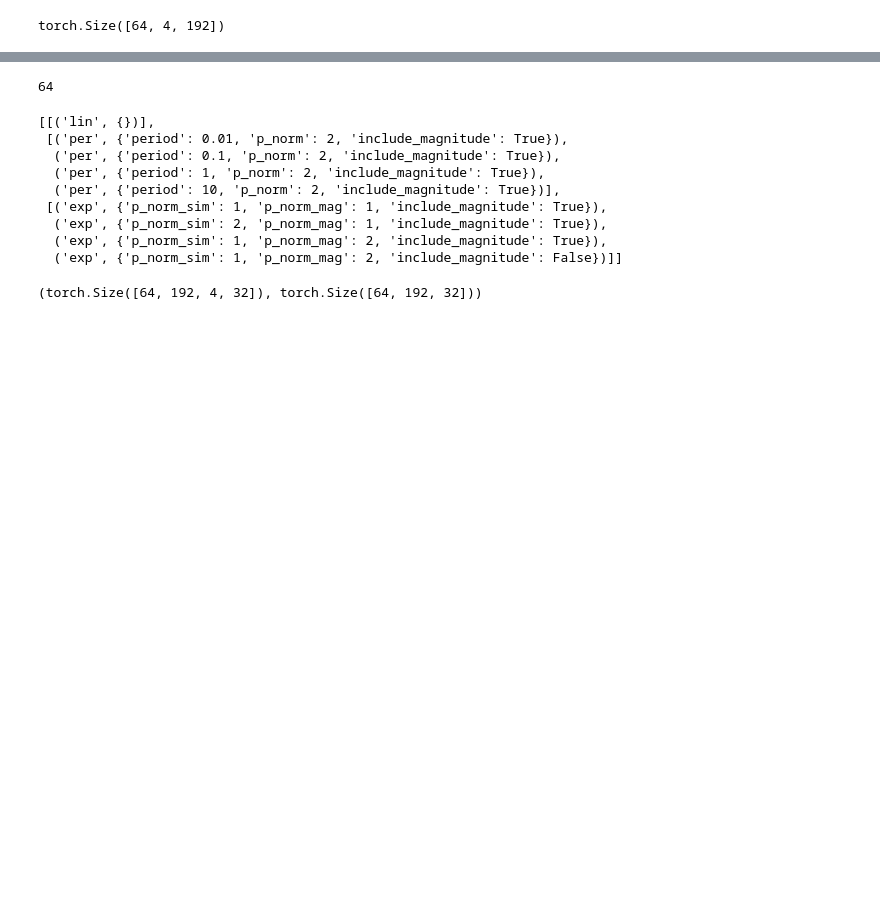
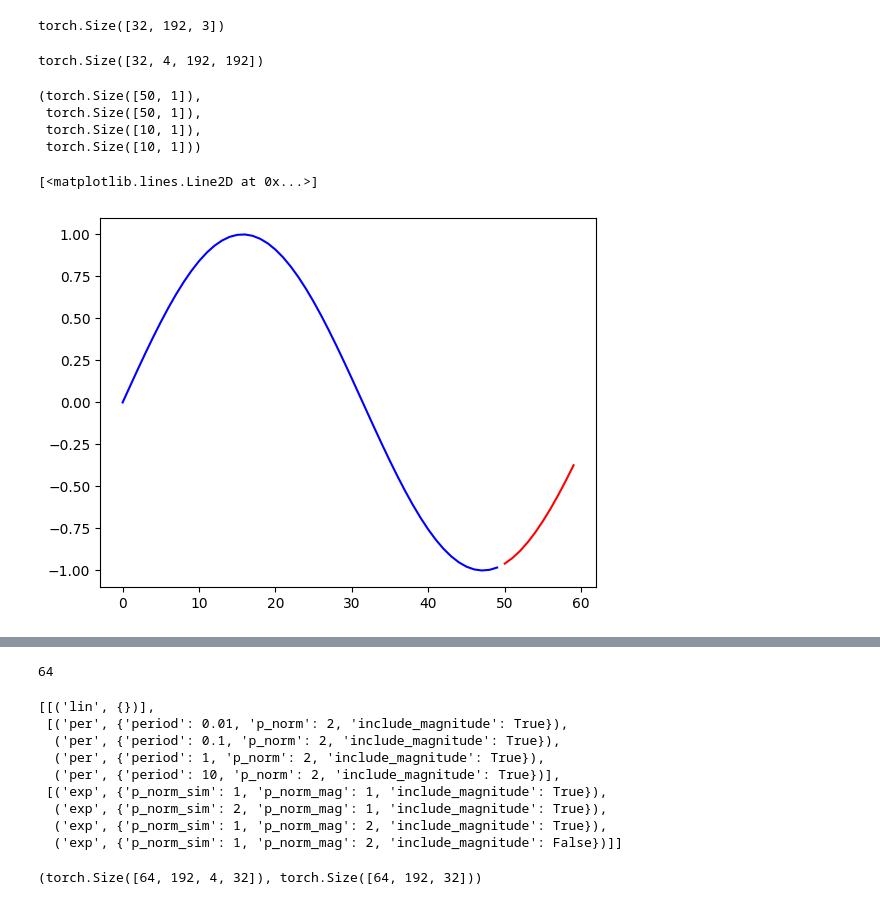
Before and after one commit to Janko-dev/kernel_attention_TFT, a Jupyter notebook: test.ipynb, the cells around one changed output, grey strips where cells are left out. Saved outputs shown, nothing was run; the diff lists cells and outputs as text; code cells hidden in the pictures; blank space fills up the shorter version.

```diff
--- a/test.ipynb
+++ b/test.ipynb
@@ -27,10 +1,57 @@ Requirement already satisfied: six>=1.5 in c:\users\janba\python-dev\kernel_atte
-# %%
-# import numpy as np
-# import pandas as pd
-
-x = torch.randn(4, 192)
-# %% [output]
-torch.Size([64, 4, 192])
+# %%
+import torch
+from basic_transformer import QuantileTransformer, QuantileConvDecoderOnlyTransformer
+import attention as ATTN
+
+model = QuantileTransformer(
+    d_in=2,
+    n_quantiles=3,
+    emb_size=20,
+    n_heads=4,
+    n_hidden=32,
+    ffn_n_hidden=20,
+    num_layers=1,
+    _attention=ATTN.DotProductAttention(),
+    norm_first=True
+)
+
+x = torch.randn(32, 192, 1)
+y = torch.randn(32, 192, 1)
+
+model(x, y).shape
+# %% [output]
+torch.Size([32, 192, 3])
+# %%
+model.transformer_blocks[0].mha.attn_weights.shape
+# %% [output]
+torch.Size([32, 4, 192, 192])
+# %%
+from synthetic_datasets import SineSyntheticDataset
+
+ds = SineSyntheticDataset(
+    len_timeseries=5000,
+    seq_len=50,
+    shift=10,
+    alpha=0.1
+)
+
+src_x, src_y, tgt_x, tgt_y = ds[0]
+
+src_x.shape, src_y.shape, tgt_x.shape, tgt_y.shape
+# %% [output]
+(torch.Size([50, 1]),
+ torch.Size([50, 1]),
+ torch.Size([10, 1]),
+ torch.Size([10, 1]))
+# %%
+import numpy as np
+import matplotlib.pyplot as plt
+
+plt.plot(src_x.numpy(), src_y.numpy(), 'b')
+plt.plot(tgt_x.numpy(), tgt_y.numpy(), 'r')
+# %% [output]
+[<matplotlib.lines.Line2D at 0x...>]
+[figure, added]
 # %%
 def get_attention_hparam_grid(attn_name):
 
```
Also changed, not shown: parts of 3 cells of this notebook, 5 other files.
